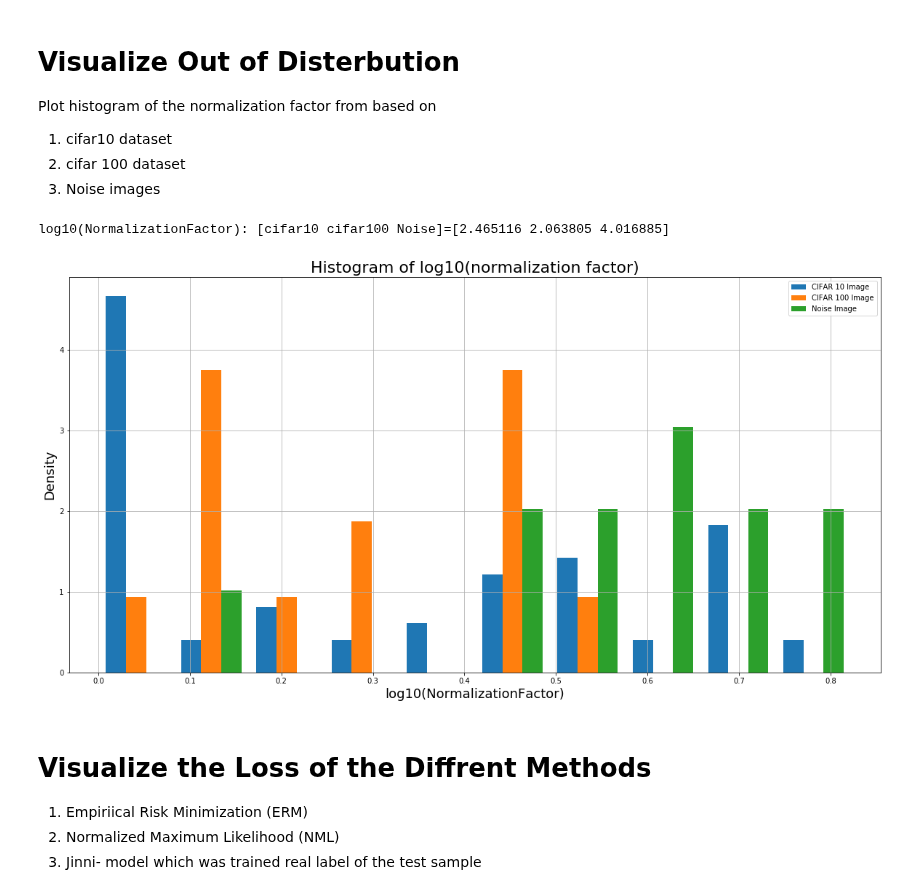
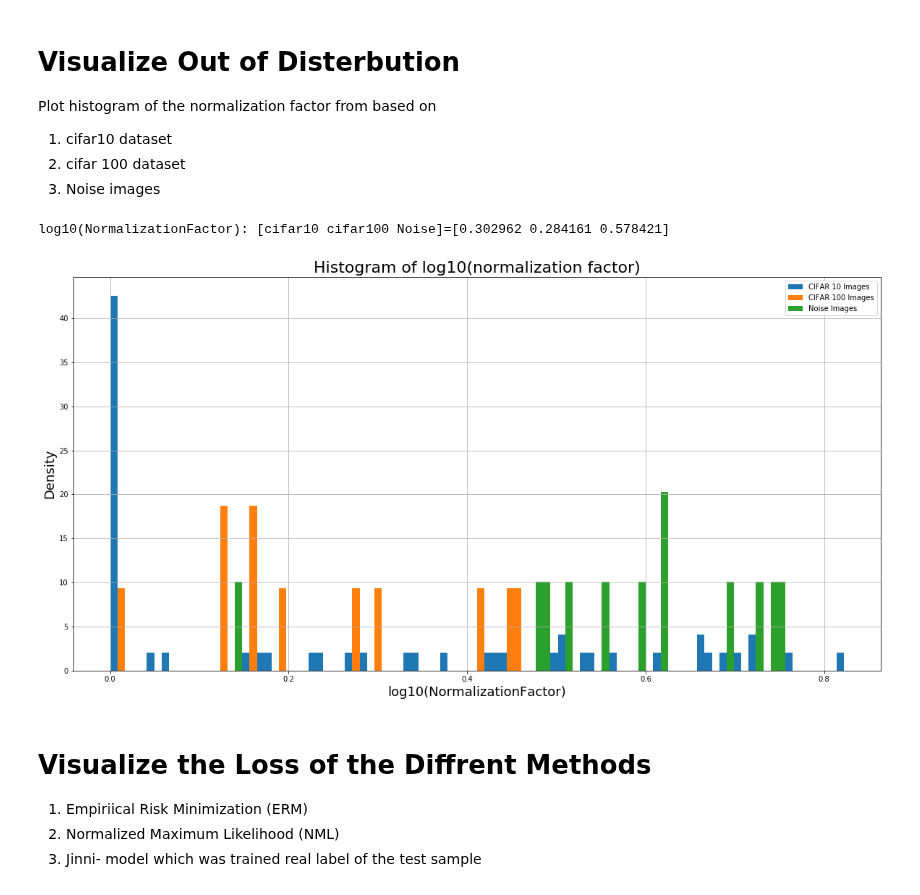
Before and after one commit to kobybibas/deep_pnml_experiments, a Jupyter notebook: src/analyze_results.ipynb, the cells around one changed output. Drawn from its saved outputs; the diff is of its cells as text; code cells hidden in the pictures.

```diff
--- a/src/analyze_results.ipynb
+++ b/src/analyze_results.ipynb
@@ -33,32 +33,44 @@ Plot histogram of the normalization factor from based on
 # %%
 # Figure params
 plt.figure(figsize=(20,10))
-bins= 10
+bins= 100
 
 # Extract and plot normalization factor
 normalization_factor_CIFAR10_list, _ = get_normalization_factor_from_dict(results_dict_NML)
 normalization_factor_CIFAR100_list, _ = get_normalization_factor_from_dict(results_dict_CIFAR100)
 normalization_factor_Noise_list, _ = get_normalization_factor_from_dict(results_dict_Noise)
 
+log_normalization_factor_CIFAR10_list = np.log10(normalization_factor_CIFAR10_list)
+log_normalization_factor_CIFAR100_list = np.log10(normalization_factor_CIFAR100_list)
+log_normalization_factor_Noise_list = np.log10(normalization_factor_Noise_list).tolist()
+
 # Print the mean
 print('log10(NormalizationFactor): [cifar10 cifar100 Noise]=[%f %f %f] ' %
-      (np.mean(normalization_factor_CIFAR10_list),
-       np.mean(normalization_factor_CIFAR100_list),
-       np.mean(normalization_factor_Noise_list)))
+      (np.mean(log_normalization_factor_CIFAR10_list),
+       np.mean(log_normalization_factor_CIFAR100_list),
+       np.mean(log_normalization_factor_Noise_list)))
 
-plt.hist([np.log10(normalization_factor_CIFAR10_list),
-          np.log10(normalization_factor_CIFAR100_list),
-          np.log10(normalization_factor_Noise_list)], alpha=1, density=True,
-         label=['CIFAR 10 Image', 'CIFAR 100 Image', 'Noise Image'], bins=bins)
+# Initalize joint bins
+n, bins, patches = plt.hist([log_normalization_factor_CIFAR10_list,
+                             log_normalization_factor_CIFAR100_list,
+                             log_normalization_factor_Noise_list], alpha=1, density=True,
+                            label=['CIFAR 10 Image', 'CIFAR 100 Image', 'Noise Image'], bins=bins)
+plt.gcf().clear()
+
+# Plot
+plt.hist(log_normalization_factor_CIFAR10_list, alpha=1, density=True, label='CIFAR 10 Images', bins=bins)
+plt.hist(log_normalization_factor_CIFAR100_list, alpha=1, density=True, label='CIFAR 100 Images', bins=bins)
+plt.hist(log_normalization_factor_Noise_list, alpha=1, density=True, label='Noise Images', bins=bins)
+
 plt.ylabel('Density', fontsize=18)
 plt.xlabel('log10(NormalizationFactor)', fontsize=18)
 plt.title('Histogram of log10(normalization factor)', fontsize=22)
 plt.grid()
 plt.legend()
 plt.show()
 # %% [output]
-log10(NormalizationFactor): [cifar10 cifar100 Noise]=[2.465116 2.063805 4.016885]
+log10(NormalizationFactor): [cifar10 cifar100 Noise]=[0.302962 0.284161 0.578421]
-[figure, old version]
+[figure, new version]
 # %% [markdown]
 # Visualize the Loss of the Diffrent Methods
 1. Empiriical Risk Minimization (ERM)
```
Also changed, not shown: 2 other files.
